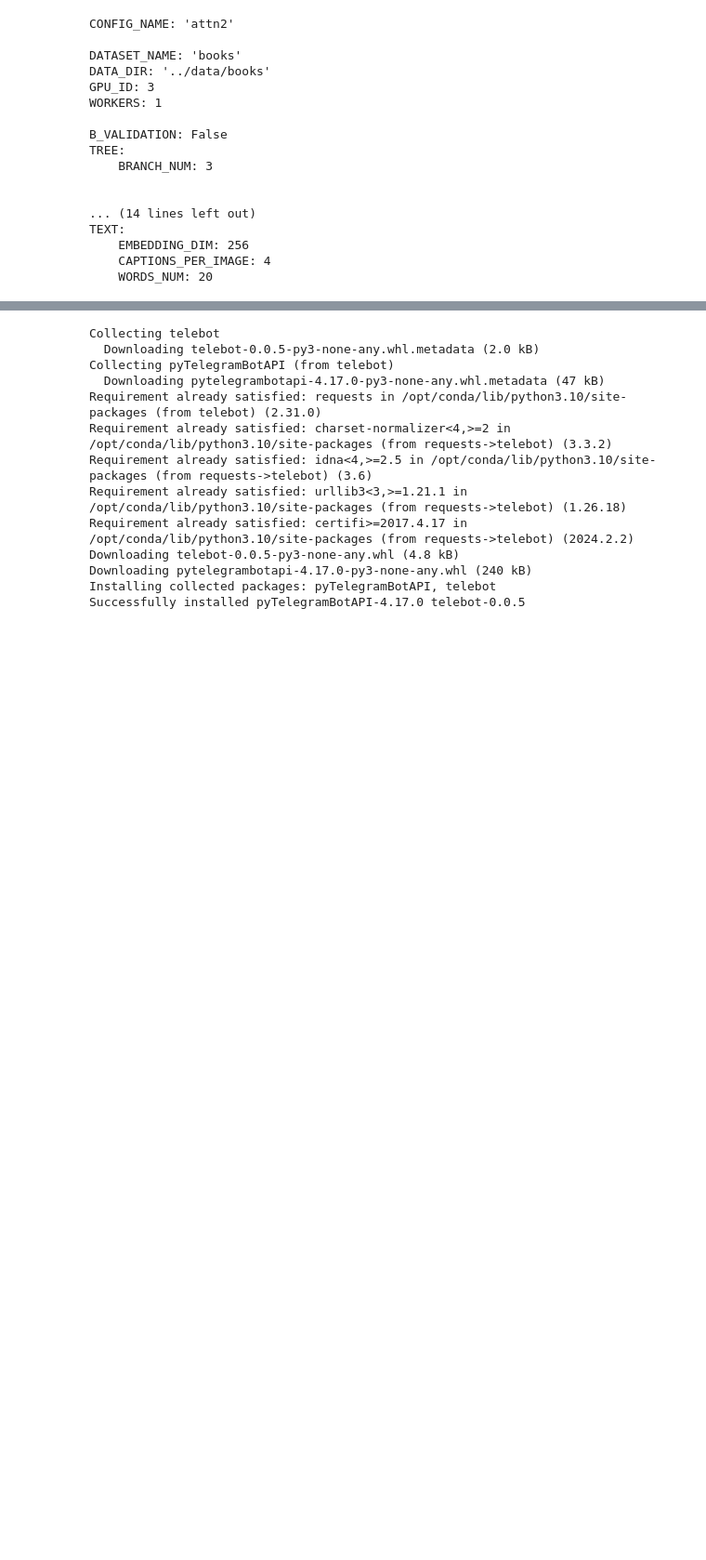
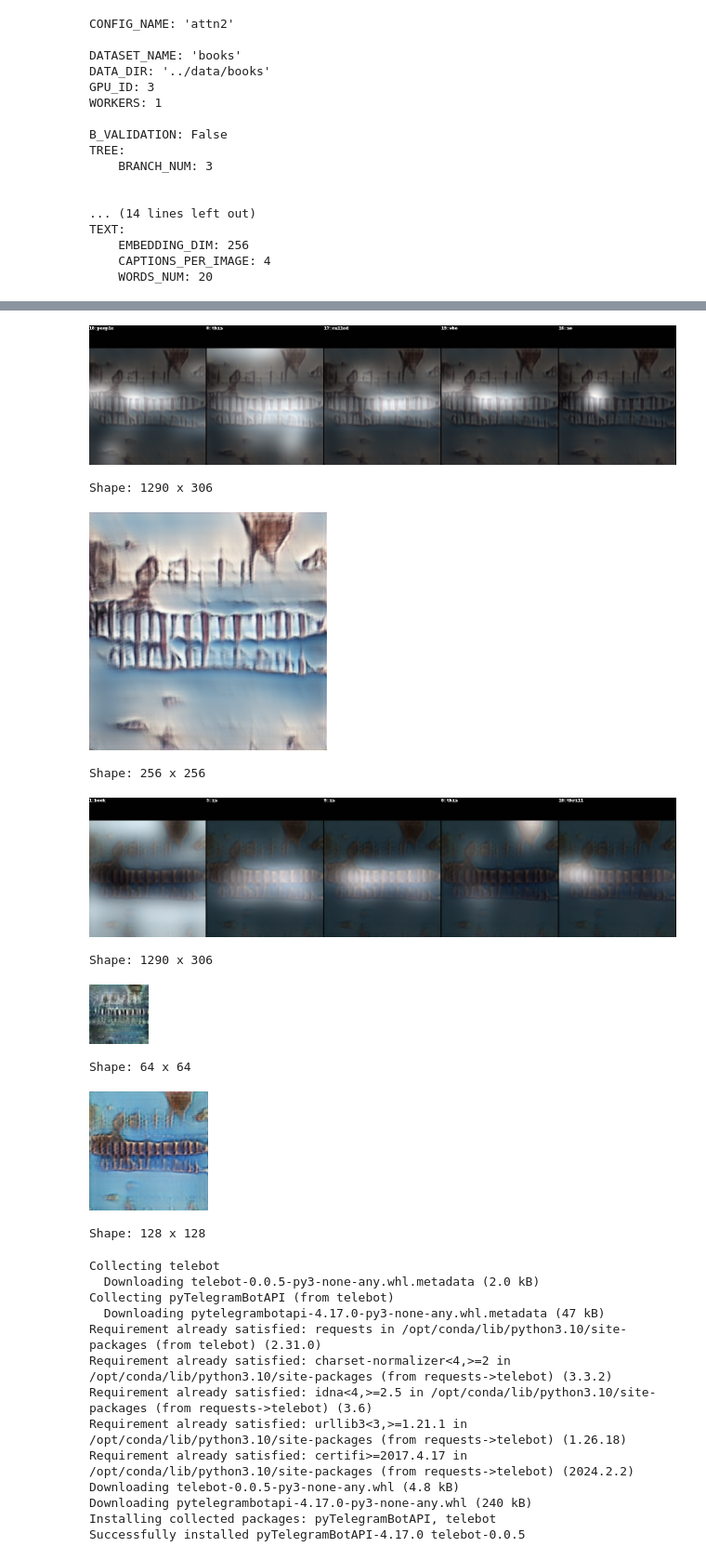
Before and after one commit to komilakurbanova/BookCoversGeneration, a Jupyter notebook: project.ipynb, the cells around one changed output, grey strips where cells are left out. Shown at 93% size. Drawn from its saved outputs; the diff is of its cells as text; code cells hidden in the pictures; blank space fills up the shorter version.

```diff
--- a/project.ipynb
+++ b/project.ipynb
@@ -1191,3 +1197,27 @@ Total time for training: 13.475361585617065
+# %%
+from PIL import Image
+import os
+
+folder_path = '/kaggle/working/output'
+files = os.listdir(folder_path)
+for file in files:
+    if file.endswith('.png'):
+        file_path = os.path.join(folder_path, file)
+        with Image.open(file_path) as img:
+            width, height = img.size
+            display(img)
+            print('Shape:', width, 'x', height)
+# %% [output]
+[figure, added]
+Shape: 1290 x 306
+[figure, added]
+Shape: 256 x 256
+[figure, added]
+Shape: 1290 x 306
+[figure, added]
+Shape: 64 x 64
+[figure, added]
+Shape: 128 x 128
 # %%
 !pip install telebot
 # %% [output]
```
Also changed, not shown: parts of 21 cells of this notebook.
